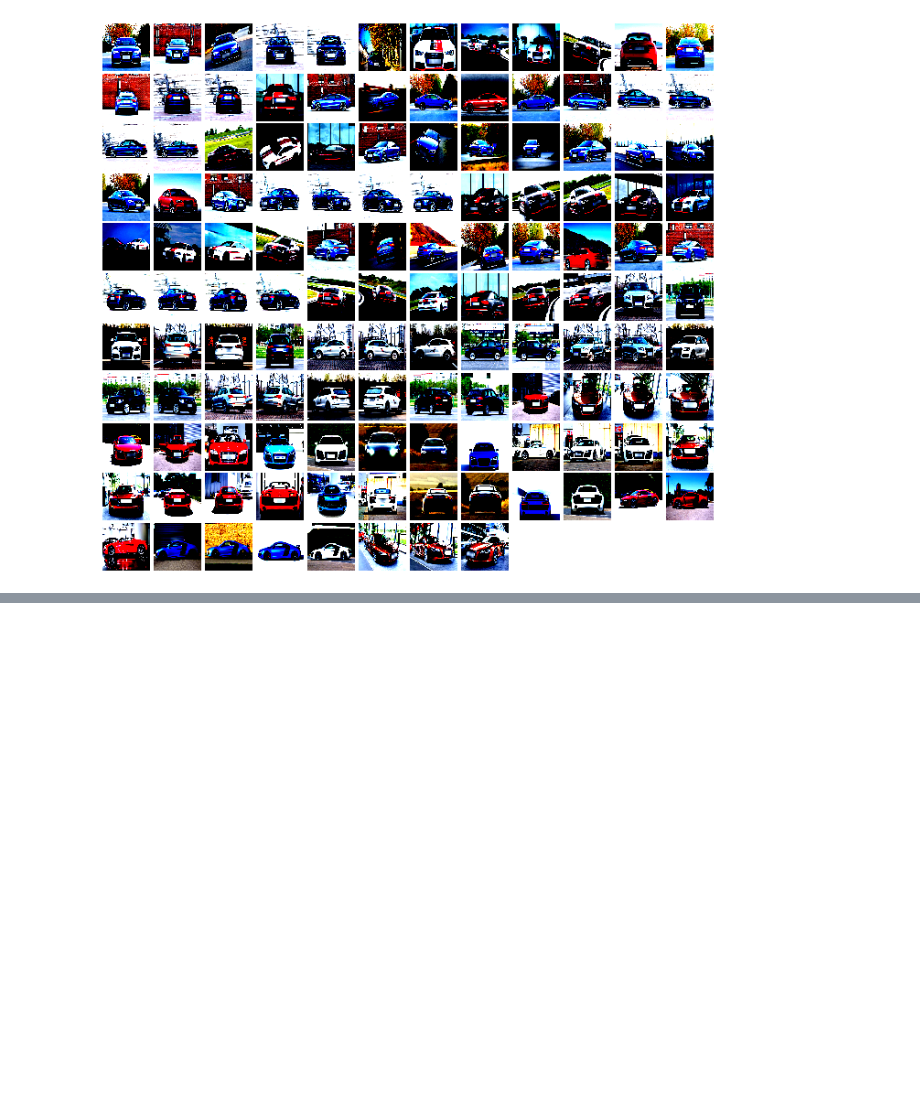
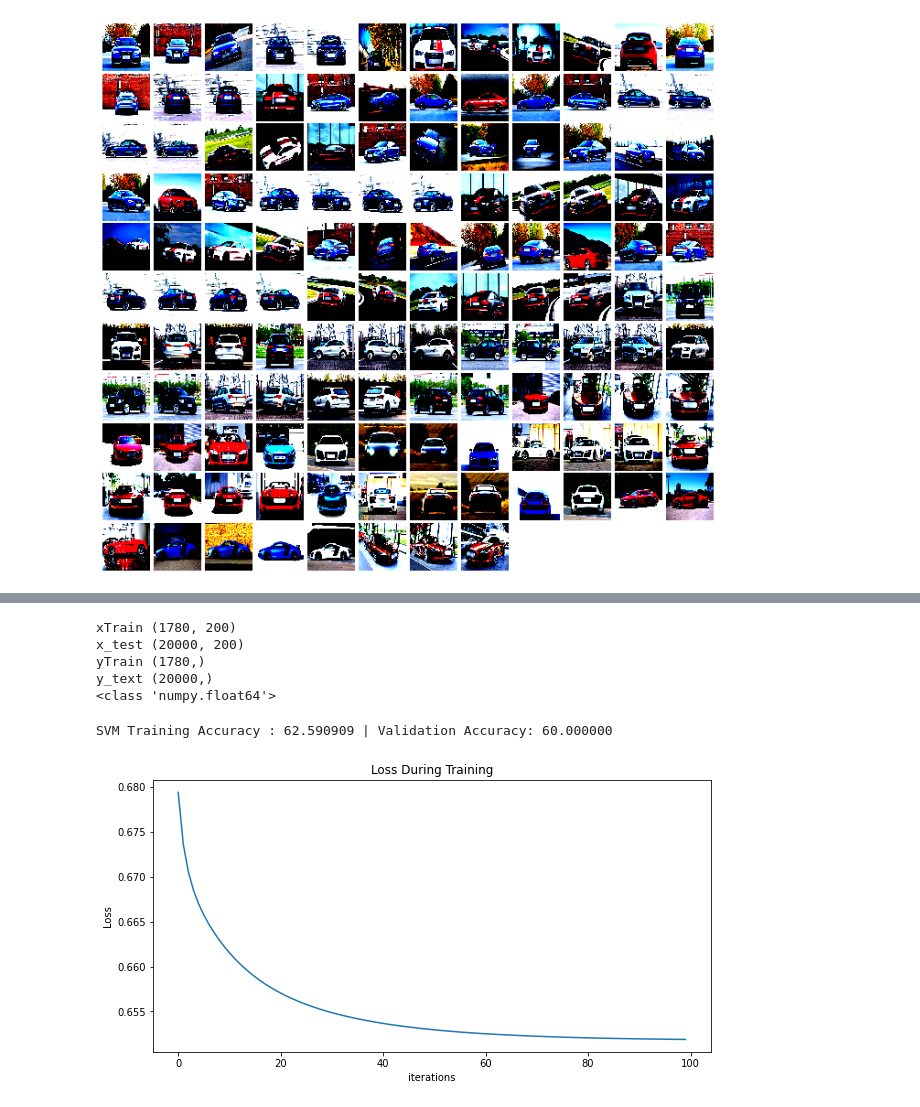
Before and after one commit to Principe92/car_prediction, a Jupyter notebook: project.ipynb, the cells around one changed output, grey strips where cells are left out. Cells and saved outputs as stored; diff of their text form; code cells hidden in the pictures; blank space fills up the shorter version.

```diff
--- a/project.ipynb
+++ b/project.ipynb
@@ -159,0 +267,58 @@ print(f'Classifier test accuracy is: {acc}')
+# %%
+print('xTrain', xTrain.shape)
+print('x_test', x_test.shape)
+print('yTrain', yTrain.shape)
+print('y_text', y_test.shape)
+print(type(x_test[0][0]))
+# %% [output]
+xTrain (1780, 200)
+x_test (20000, 200)
+yTrain (1780,)
+y_text (20000,)
+<class 'numpy.float64'>
+# %%
+test_df = pd.DataFrame(
+    data=np.load('research_data_test.npy', allow_pickle=True),
+    columns=np.load('research_data_test_labels.npy', allow_pickle=True))
+
+y_test = test_df['Match'].astype(int)
+x_test = test_df.drop('Match', axis=1).astype(float)
+
+xTrain, xVal, yTrain, yVal = train_test_split(x_test, y_test, test_size=0.01, random_state=42)
+
+xTrain = xTrain.to_numpy()
+xVal = xVal.to_numpy()
+yTrain = yTrain.to_numpy()
+yVal = yVal.to_numpy()
+
+learning_rate = 0.01
+epochs = 100
+n_class = 2
+rc = 0.001
+
+svm_model = Softmax(n_class, learning_rate, epochs, rc).to(device)
+
+# print(x_test[0])
+# print(y_test[0])
+
+# train
+svm_losses = svm_model(xTrain, yTrain)
+
+predTrain = svm_model.predict(xTrain)
+accTrain = get_acc(predTrain, yTrain)
+
+# validate
+predValidation = svm_model.predict(xVal)
+accValidation = get_acc(predValidation, yVal)
+
+print('SVM Training Accuracy : %f | Validation Accuracy: %f' % (accTrain, accValidation))
+
+plt.figure(figsize=(10,5))
+plt.title("Loss During Training")
+plt.plot(svm_losses)
+plt.xlabel("iterations")
+plt.ylabel("Loss")
+plt.show()
+# %% [output]
+SVM Training Accuracy : 62.590909 | Validation Accuracy: 60.000000
+[figure, added]
```
Also changed, not shown: parts of 13 cells of this notebook, 4 other files.
